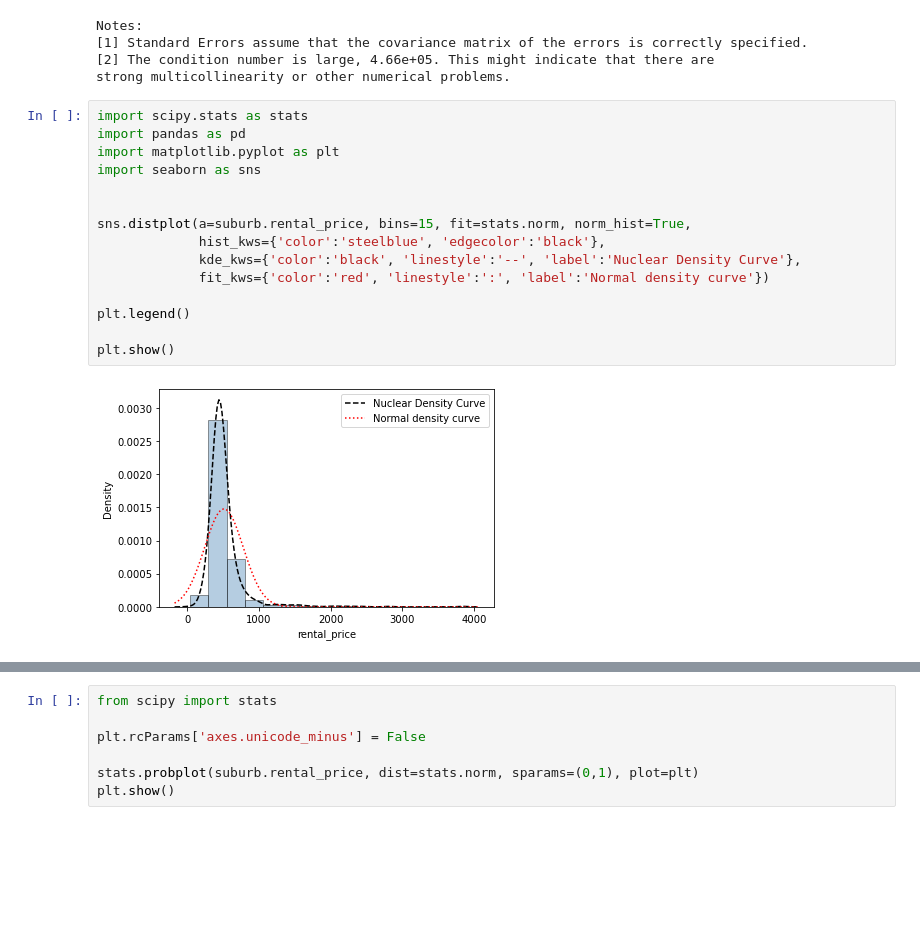
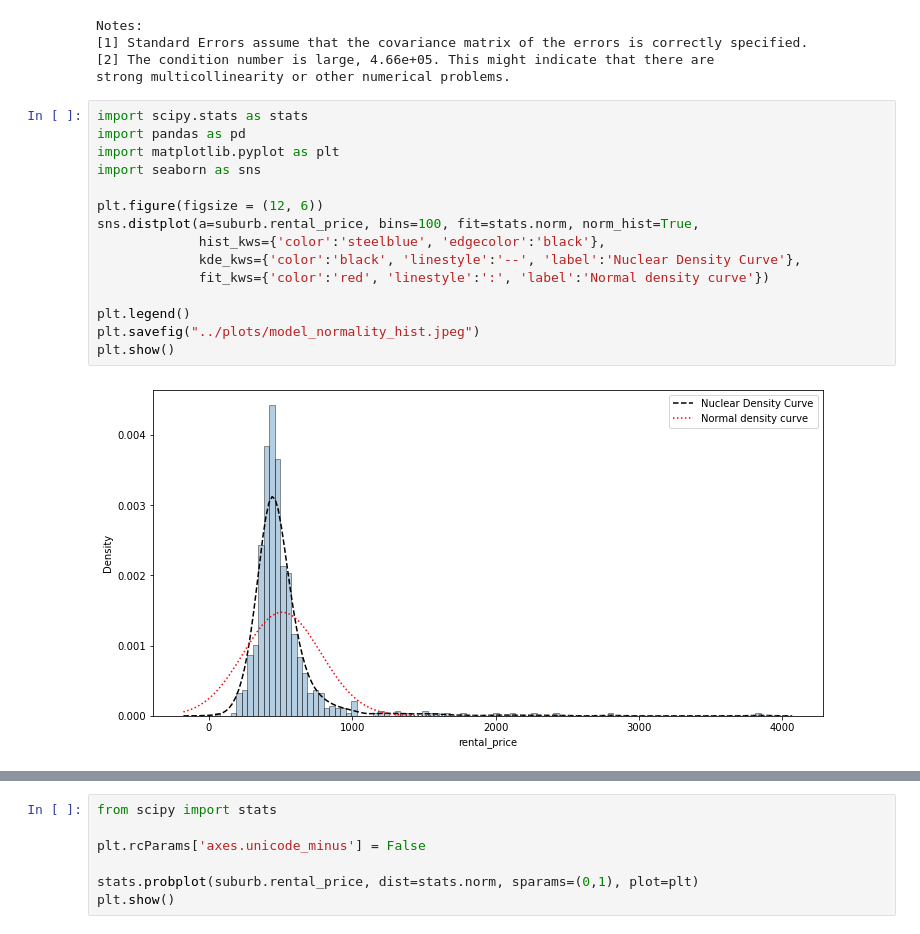
Before and after one commit to MAST30034-Applied-Data-Science/generic-real-estate-consulting-project-group-6, a Jupyter notebook: notebooks/predict_model.ipynb, the cells around one changed output, grey strips where cells are left out. Cells and saved outputs as stored; diff of their text form; blank space fills up the shorter version.

```diff
--- a/notebooks/predict_model.ipynb
+++ b/notebooks/predict_model.ipynb
@@ -351,20 +351,20 @@ strong multicollinearity or other numerical problems.
 # %%
 import scipy.stats as stats
 import pandas as pd
 import matplotlib.pyplot as plt
 import seaborn as sns
 
-
-sns.distplot(a=suburb.rental_price, bins=15, fit=stats.norm, norm_hist=True,
+plt.figure(figsize = (12, 6))
+sns.distplot(a=suburb.rental_price, bins=100, fit=stats.norm, norm_hist=True,
              hist_kws={'color':'steelblue', 'edgecolor':'black'},
              kde_kws={'color':'black', 'linestyle':'--', 'label':'Nuclear Density Curve'},
              fit_kws={'color':'red', 'linestyle':':', 'label':'Normal density curve'})
 
 plt.legend()
-
+plt.savefig("../plots/model_normality_hist.jpeg")
 plt.show()
 # %% [output]
-[figure, old version]
+[figure, new version]
 # %%
 import statsmodels.api as sm
 
```
Also changed, not shown: parts of 3 cells of this notebook, 6 other files.
